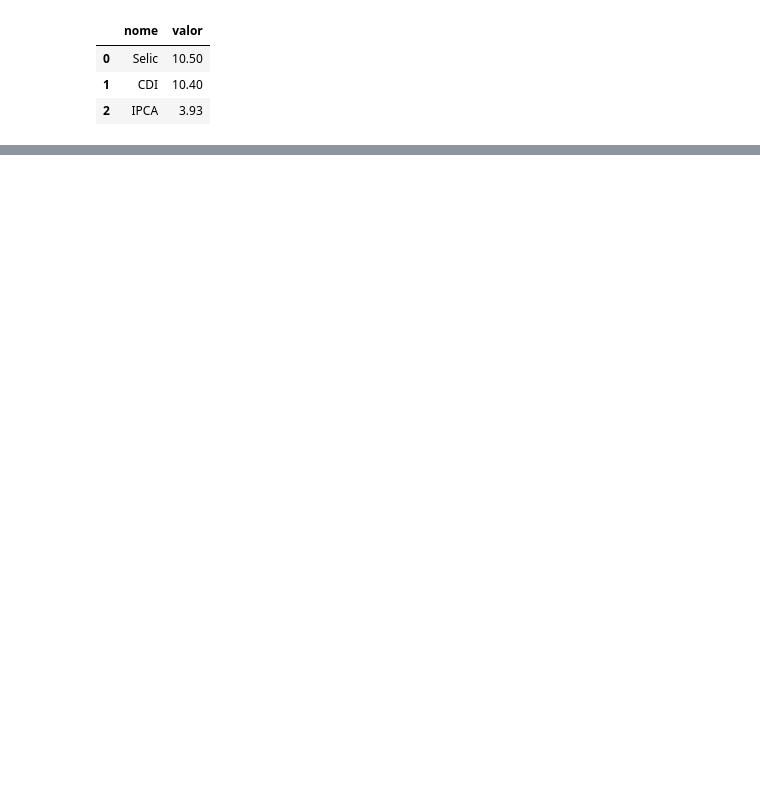
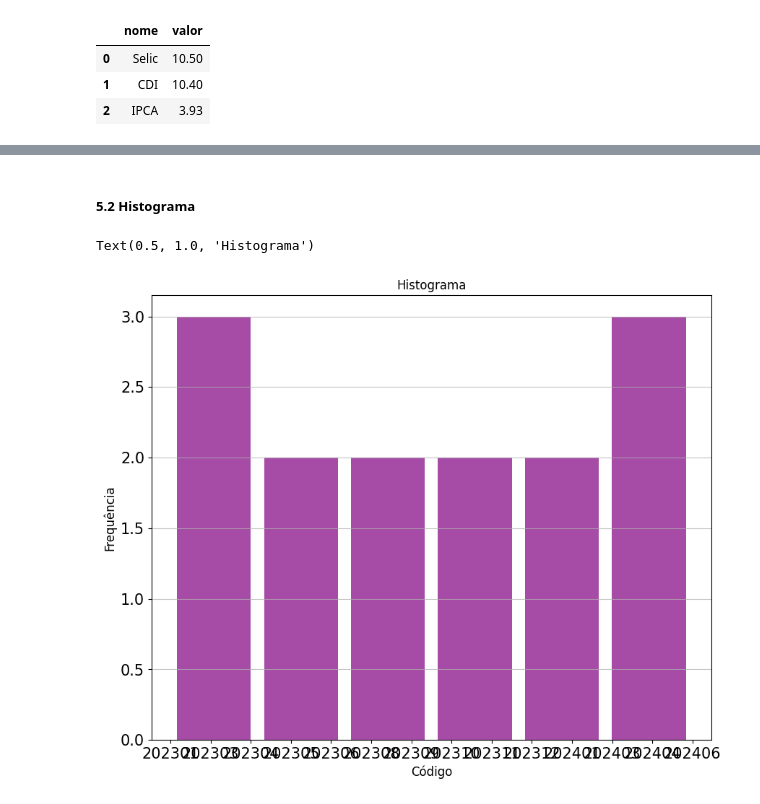
Before and after one commit to DaviZeferino/coder_python_turma58870, a Jupyter notebook: Projeto_Final/Davi_Zeferino_dos_Santos_Projeto_Final.ipynb, the cells around one changed output, grey strips where cells are left out. Drawn from its saved outputs; the diff is of its cells as text; code cells hidden in the pictures; blank space fills up the shorter version.

```diff
--- a/Projeto_Final/Davi_Zeferino_dos_Santos_Projeto_Final.ipynb
+++ b/Projeto_Final/Davi_Zeferino_dos_Santos_Projeto_Final.ipynb
@@ -79,0 +276,16 @@ pix.tail()
+# %% [markdown]
+##### 5.2 Histograma
+# %%
+#histograma
+plt.figure(figsize=[10,8])
+n, bins, patches = plt.hist(Transacao_agg['mes_operacao'], bins=6, color='purple',alpha=0.7, rwidth=0.85)
+plt.grid(axis='y', alpha=0.75)
+plt.xlabel('Código',fontsize=12)
+plt.ylabel('Frequência',fontsize=12)
+plt.xticks(fontsize=15)
+plt.yticks(fontsize=15)
+plt.ylabel('Frequência',fontsize=12)
+plt.title('Histograma',fontsize=12)
+# %% [output]
+Text(0.5, 1.0, 'Histograma')
+[figure, added]
```
Also changed, not shown: parts of 33 cells of this notebook.
